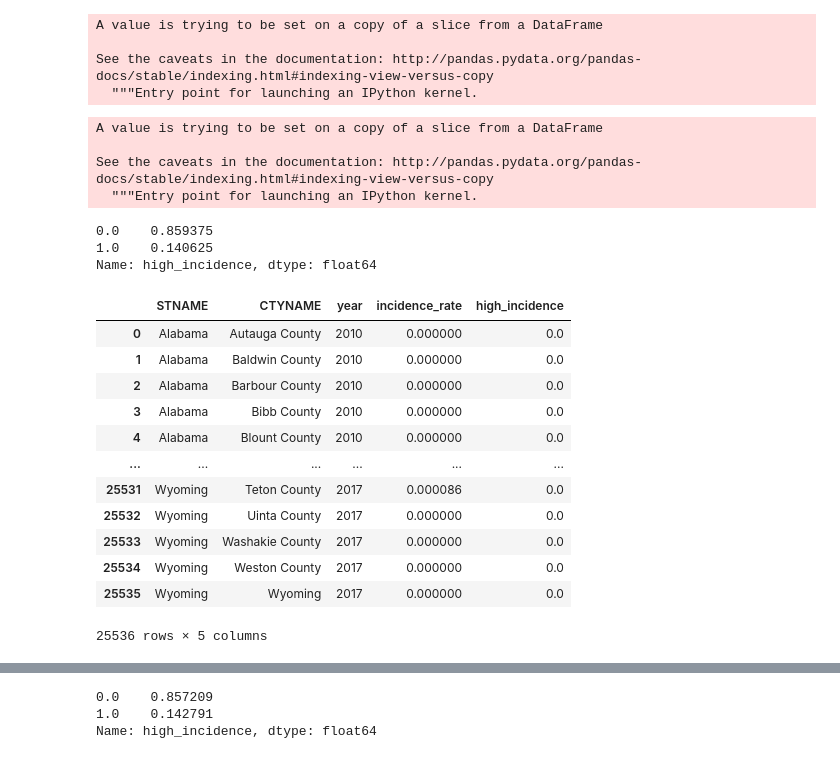
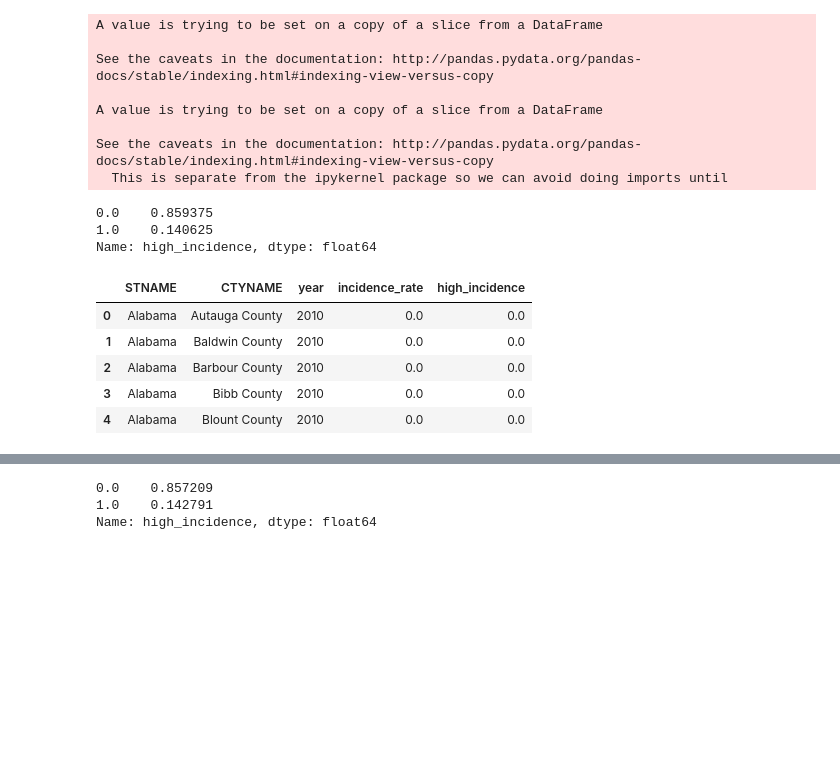
Before and after one commit to tcbonds/lyme-disease-classifier, a Jupyter notebook: Project_3_Modeling.ipynb, the cells around one changed output, grey strips where cells are left out. Drawn from its saved outputs; the diff is of its cells as text; code cells hidden in the pictures; blank space fills up the shorter version.

```diff
--- a/Project_3_Modeling.ipynb
+++ b/Project_3_Modeling.ipynb
@@ -20,6 +25,8 @@ from sklearn.ensemble import RandomForestClassifier
 from sklearn.tree import DecisionTreeClassifier
 from sklearn.svm import LinearSVC
 from sklearn.svm import SVC
+# %%
+pd.set_option('display.max_rows', 50)
 # %%
 with open('target_variable.pickle','rb') as f:
     target = pickle.load(f)
@@ -33,7 +37,0 @@ cdc_cutoff = 10/100000
-# %%
-target.high_incidence[target.incidence_rate > cdc_cutoff] = 1
-# %% [output]
-A value is trying to be set on a copy of a slice from a DataFrame
-
-See the caveats in the documentation: http://pandas.pydata.org/pandas-docs/stable/indexing.html#indexing-view-versus-copy
-  """Entry point for launching an IPython kernel.
@@ -40,8 +41,14 @@ See the caveats in the documentation: http://pandas.pydata.org/pandas-docs/stabl
 # %%
+# Binning data for classification models
+target.high_incidence[target.incidence_rate >= cdc_cutoff] = 1
 target.loc[:,'high_incidence'][target.incidence_rate <= cdc_cutoff] = 0
 # %% [output]
 A value is trying to be set on a copy of a slice from a DataFrame
 
 See the caveats in the documentation: http://pandas.pydata.org/pandas-docs/stable/indexing.html#indexing-view-versus-copy
-  """Entry point for launching an IPython kernel.
+
+A value is trying to be set on a copy of a slice from a DataFrame
+
+See the caveats in the documentation: http://pandas.pydata.org/pandas-docs/stable/indexing.html#indexing-view-versus-copy
+  This is separate from the ipykernel package so we can avoid doing imports until
 # %%
@@ -51,19 +59,12 @@ target.high_incidence.value_counts()/len(target)
 1.0    0.140625
 Name: high_incidence, dtype: float64
 # %%
-target
+target.head()
 # %% [output]
 |  | STNAME | CTYNAME | year | incidence_rate | high_incidence |
-| 0 | Alabama | Autauga County | 2010 | 0.000000 | 0.0 |
-| 1 | Alabama | Baldwin County | 2010 | 0.000000 | 0.0 |
-| 2 | Alabama | Barbour County | 2010 | 0.000000 | 0.0 |
-| 3 | Alabama | Bibb County | 2010 | 0.000000 | 0.0 |
-| 4 | Alabama | Blount County | 2010 | 0.000000 | 0.0 |
-| ... | ... | ... | ... | ... | ... |
-| 25531 | Wyoming | Teton County | 2017 | 0.000086 | 0.0 |
-| 25532 | Wyoming | Uinta County | 2017 | 0.000000 | 0.0 |
-| 25533 | Wyoming | Washakie County | 2017 | 0.000000 | 0.0 |
-| 25534 | Wyoming | Weston County | 2017 | 0.000000 | 0.0 |
-| 25535 | Wyoming | Wyoming | 2017 | 0.000000 | 0.0 |
+| 0 | Alabama | Autauga County | 2010 | 0.0 | 0.0 |
+| 1 | Alabama | Baldwin County | 2010 | 0.0 | 0.0 |
+| 2 | Alabama | Barbour County | 2010 | 0.0 | 0.0 |
+| 3 | Alabama | Bibb County | 2010 | 0.0 | 0.0 |
+| 4 | Alabama | Blount County | 2010 | 0.0 | 0.0 |
-25536 rows × 5 columns
 # %%
```
Also changed, not shown: parts of 87 cells of this notebook, 3 other files.
